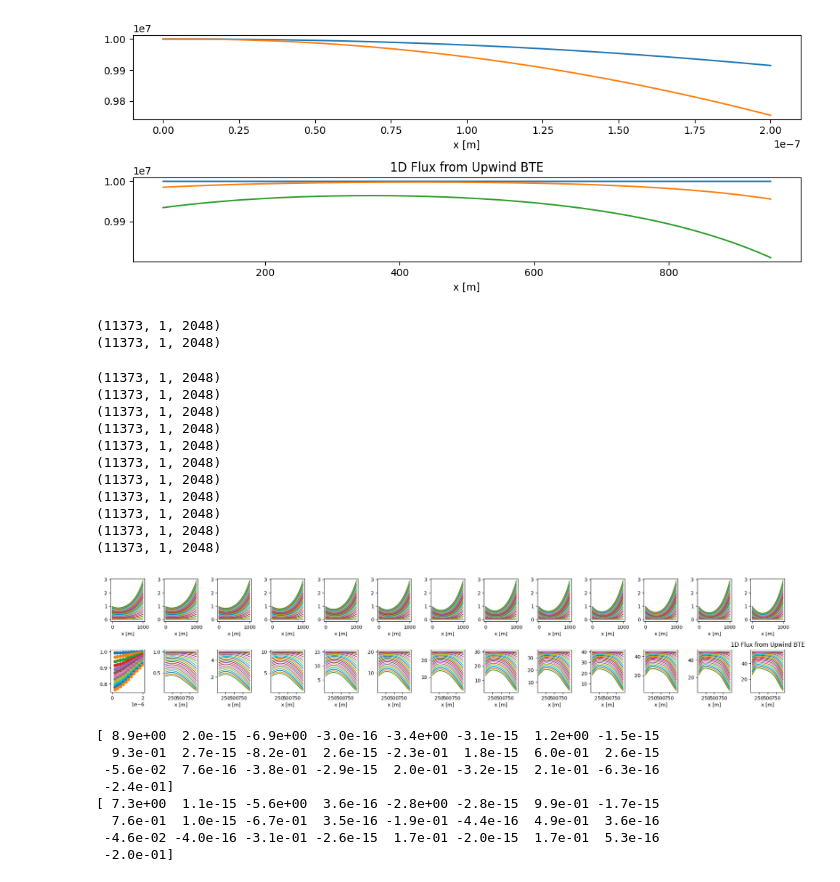
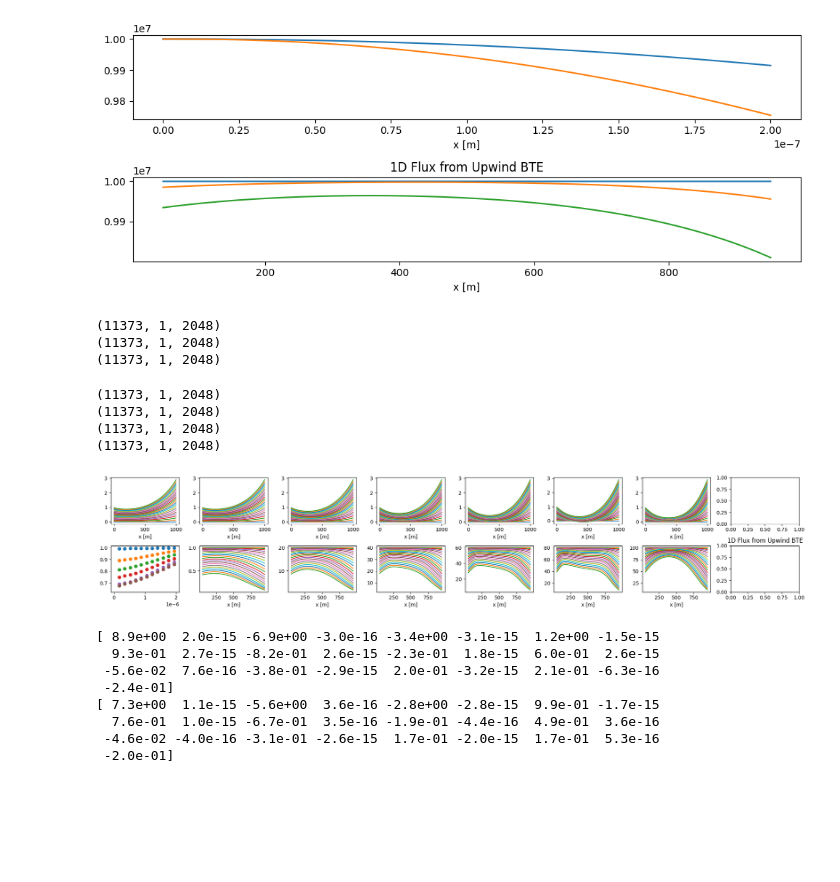
Before and after one commit to EricPgh/heatlearn, a Jupyter notebook: bte_1d_fluxboundary.ipynb, the cells around one changed output. Saved outputs shown, nothing was run; the diff lists cells and outputs as text; code cells hidden in the pictures; blank space fills up the shorter version.

Commit message:
corrected rxn function and ran from load=1-100 successfully

```diff
--- a/bte_1d_fluxboundary.ipynb
+++ b/bte_1d_fluxboundary.ipynb
@@ -41,9 +41,9 @@ import numpy as np
 L=1e-3
 Nx=2048
 x = np.linspace(0.0, L, Nx)
-fig,axs = plt.subplots(2,13,figsize=(20,4))
+fig,axs = plt.subplots(2,8,figsize=(20,4))
 axp0 = axs[1,0]
-for axf,axp,fn in zip(axs[0,:],axs[1,:],["bte_1d_flux_ramp.pkl","bte_1d_flux_ramp_rxn1.0.pkl"]+[f"bte_1d_flux_ramp_rxn{load:.1f}.pkl" for load in np.arange(5.,56.,5.)]):
+for axf,axp,fn in zip(axs[0,:],axs[1,:],["bte_1d_flux_ramp.pkl","bte_1d_flux_ramp_rxn1.0.pkl"]+[f"bte_1d_flux_ramp_rxn{load:.1f}.pkl" for load in np.arange(20.,101.,20.)]):
     with open(fn, "rb") as f:
         ts, Tsnaps, flux = pickle.load(f)
     print(flux.shape)
@@ -52,41 +52,35 @@ for axf,axp,fn in zip(axs[0,:],axs[1,:],["bte_1d_flux_ramp.pkl","bte_1d_flux_ram
     import matplotlib as mpl
     mpl.rcParams.update({"figure.figsize": (7, 4)})
     for Ts in flux[0:len(Tsnaps):500]: #Tsnaps:#[np.array([1,6,-1])]:
         axf.plot(x * 1e6, Ts.T)#, label="?(x, t_final)")
     axf.set_xlabel("x [m]")
     #for Ts in Tsnaps[0:len(Tsnaps):500]: #Tsnaps:#[np.array([1,6,-1])]:
     if axp is axp0:
         norxn_flux = flux[:,0,1847]
 
     else:
         axp0.plot(ts, flux[:,0,1847]/norxn_flux,'o',markevery=1000)#, label="?(x, t_final)")
         for Ts in Tsnaps[0:len(Tsnaps):500]: #Tsnaps:#[np.array([1,6,-1])]:
             axp.plot(x[100:1948] * 1e6, Ts.T[100:1948])#, label="?(x, t_final)")
         axp.set_xlabel("x [m]")
     #axp.set_xlim([0,2e-7])
     #plt.ylabel("temperature perturbation ? [K]")
 plt.title("1D Flux from Upwind BTE")
 #plt.legend()
 plt.tight_layout()
 #plt.xlim(0,1000)
 #plt.ylim(-1.2,1.2)
 #plt.savefig('bte_full_cycle_flux.png')
 plt.show()
 # %% [output]
 (11373, 1, 2048)
 (11373, 1, 2048)
+(11373, 1, 2048)
 (11373, 1, 2048)
 (11373, 1, 2048)
 (11373, 1, 2048)
 (11373, 1, 2048)
-(11373, 1, 2048)
-(11373, 1, 2048)
-(11373, 1, 2048)
-(11373, 1, 2048)
-(11373, 1, 2048)
-(11373, 1, 2048)
-(11373, 1, 2048)
-[figure, old version]
+[figure, new version]
 # %%
 from FluxLearner import decompose_field,interp_temp
 f = np.concatenate([np.linspace(0,10,20),np.ones(60)*10,np.linspace(10,00,20)],dtype=float)
```
Also changed, not shown: 1 other file.
